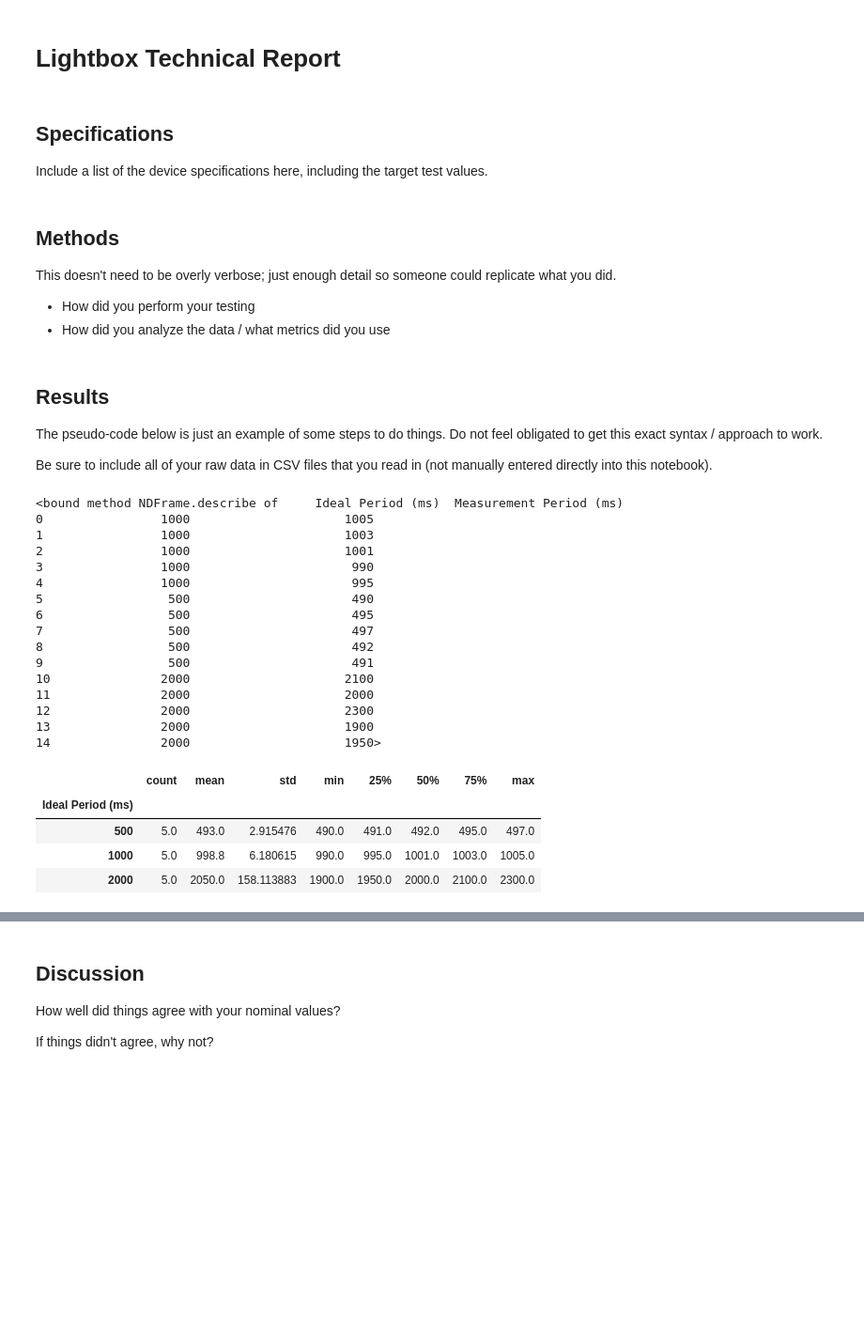
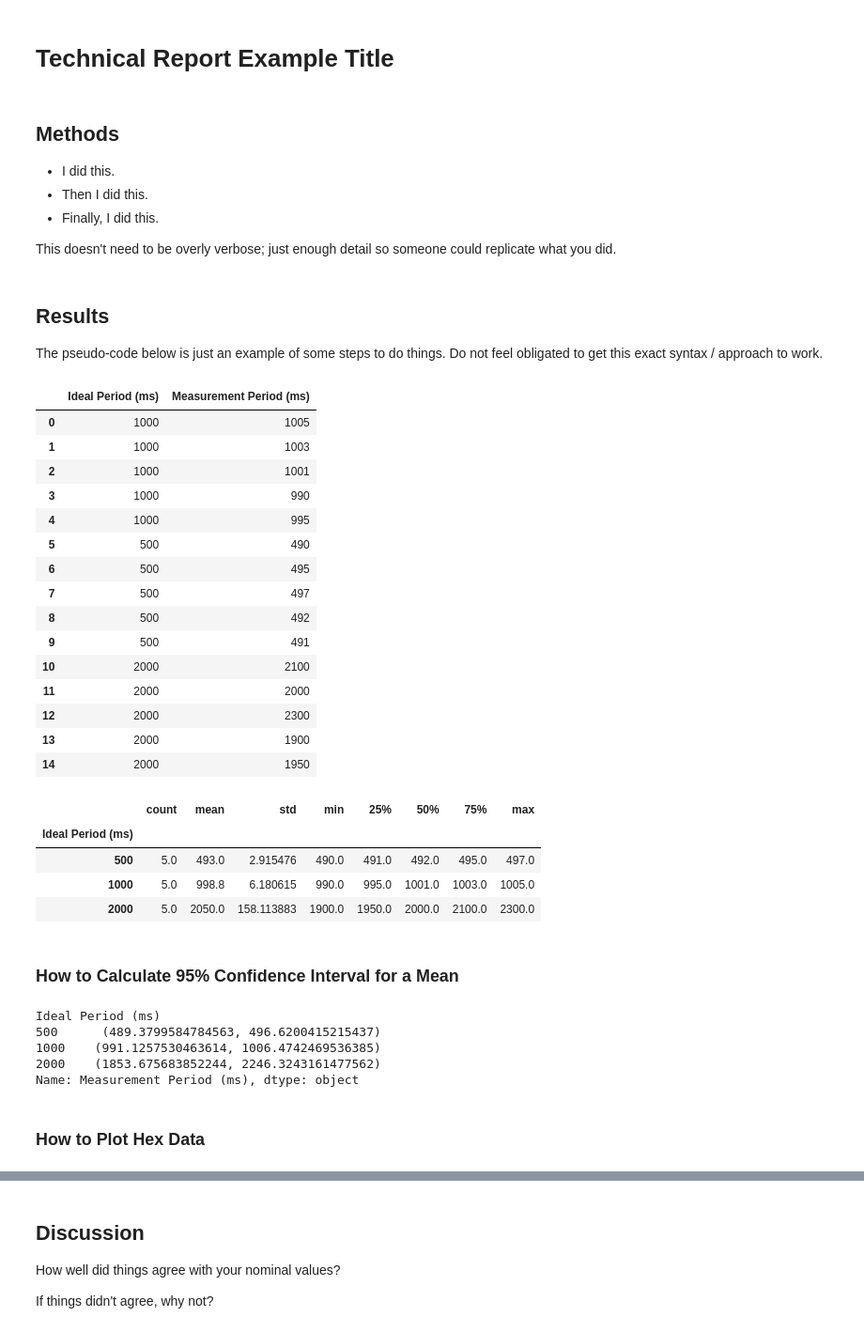
Before and after one commit to AlishaG15/Lightbox-MedTechPrototyping, a Jupyter notebook: testing/technical_report.ipynb, the cells around one changed output, grey strips where cells are left out. Shown at 94% size. Drawn from its saved outputs; the diff is of its cells as text; code cells hidden in the pictures; blank space fills up the shorter version.

Commit message:
add updated technical report with some examples

```diff
--- a/testing/technical_report.ipynb
+++ b/testing/technical_report.ipynb
@@ -1,46 +1,42 @@
 # %% [markdown]
-# Lightbox Technical Report
+# Technical Report Example Title
-# %% [markdown]
-## Specifications
-
-Include a list of the device specifications here, including the target test values.
 # %% [markdown]
 ## Methods
+* I did this.
+* Then I did this.
+* Finally, I did this.
+
 This doesn't need to be overly verbose; just enough detail so someone could replicate what you did.
-
-* How did you perform your testing
-* How did you analyze the data / what metrics did you use
 # %% [markdown]
 ## Results
 
 The pseudo-code below is just an example of some steps to do things. Do not feel obligated to get this exact syntax / approach to work.
-
-Be sure to include all of your raw data in CSV files that you read in (not manually entered directly into this notebook).
 # %%
 import numpy as np
 import scipy as sp
 import matplotlib.pyplot as plt
 import pandas as pd
 
 # Load the data
 timing_data = pd.read_csv('data.csv')
 
-timing_data.describe
+# Print the first few rows of the data
+timing_data.head(20)
 # %% [output]
-<bound method NDFrame.describe of     Ideal Period (ms)  Measurement Period (ms)
-0                1000                     1005
-1                1000                     1003
-2                1000                     1001
-3                1000                      990
-4                1000                      995
-5                 500                      490
-6                 500                      495
-7                 500                      497
-8                 500                      492
-9                 500                      491
-10               2000                     2100
-11               2000                     2000
-12               2000                     2300
-13               2000                     1900
-14               2000                     1950>
+|  | Ideal Period (ms) | Measurement Period (ms) |
+| 0 | 1000 | 1005 |
+| 1 | 1000 | 1003 |
+| 2 | 1000 | 1001 |
+| 3 | 1000 | 990 |
+| 4 | 1000 | 995 |
+| 5 | 500 | 490 |
+| 6 | 500 | 495 |
+| 7 | 500 | 497 |
+| 8 | 500 | 492 |
+| 9 | 500 | 491 |
+| 10 | 2000 | 2100 |
+| 11 | 2000 | 2000 |
+| 12 | 2000 | 2300 |
+| 13 | 2000 | 1900 |
+| 14 | 2000 | 1950 |
 # %%
@@ -51,3 +47,19 @@ timing_data['Measurement Period (ms)'].groupby(timing_data['Ideal Period (ms)'])
 | 500 | 5.0 | 493.0 | 2.915476 | 490.0 | 491.0 | 492.0 | 495.0 | 497.0 |
 | 1000 | 5.0 | 998.8 | 6.180615 | 990.0 | 995.0 | 1001.0 | 1003.0 | 1005.0 |
 | 2000 | 5.0 | 2050.0 | 158.113883 | 1900.0 | 1950.0 | 2000.0 | 2100.0 | 2300.0 |
+# %% [markdown]
+### How to Calculate 95% Confidence Interval for a Mean
+# %%
+# calculate the 95% confidence intervals
+confidence_interval = timing_data.groupby('Ideal Period (ms)')['Measurement Period (ms)'].apply(
+    lambda x: sp.stats.t.interval(0.95, len(x)-1, loc=np.mean(x), scale=sp.stats.sem(x))
+)
+print(confidence_interval)
+# %% [output]
+Ideal Period (ms)
+500      (489.3799584784563, 496.6200415215437)
+1000    (991.1257530463614, 1006.4742469536385)
+2000    (1853.675683852244, 2246.3243161477562)
+Name: Measurement Period (ms), dtype: object
+# %% [markdown]
+### How to Plot Hex Data
```
Also changed, not shown: parts of 4 cells of this notebook.
